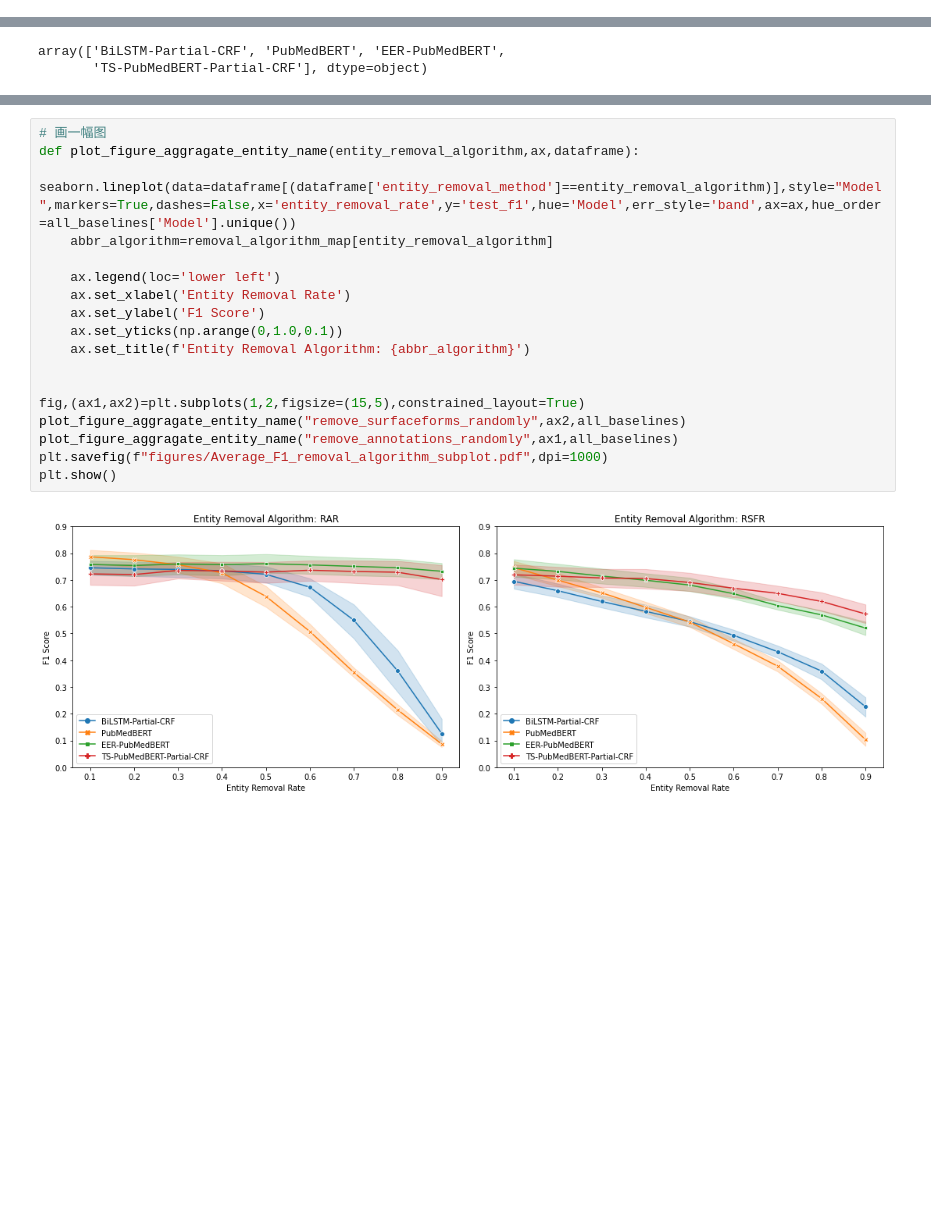
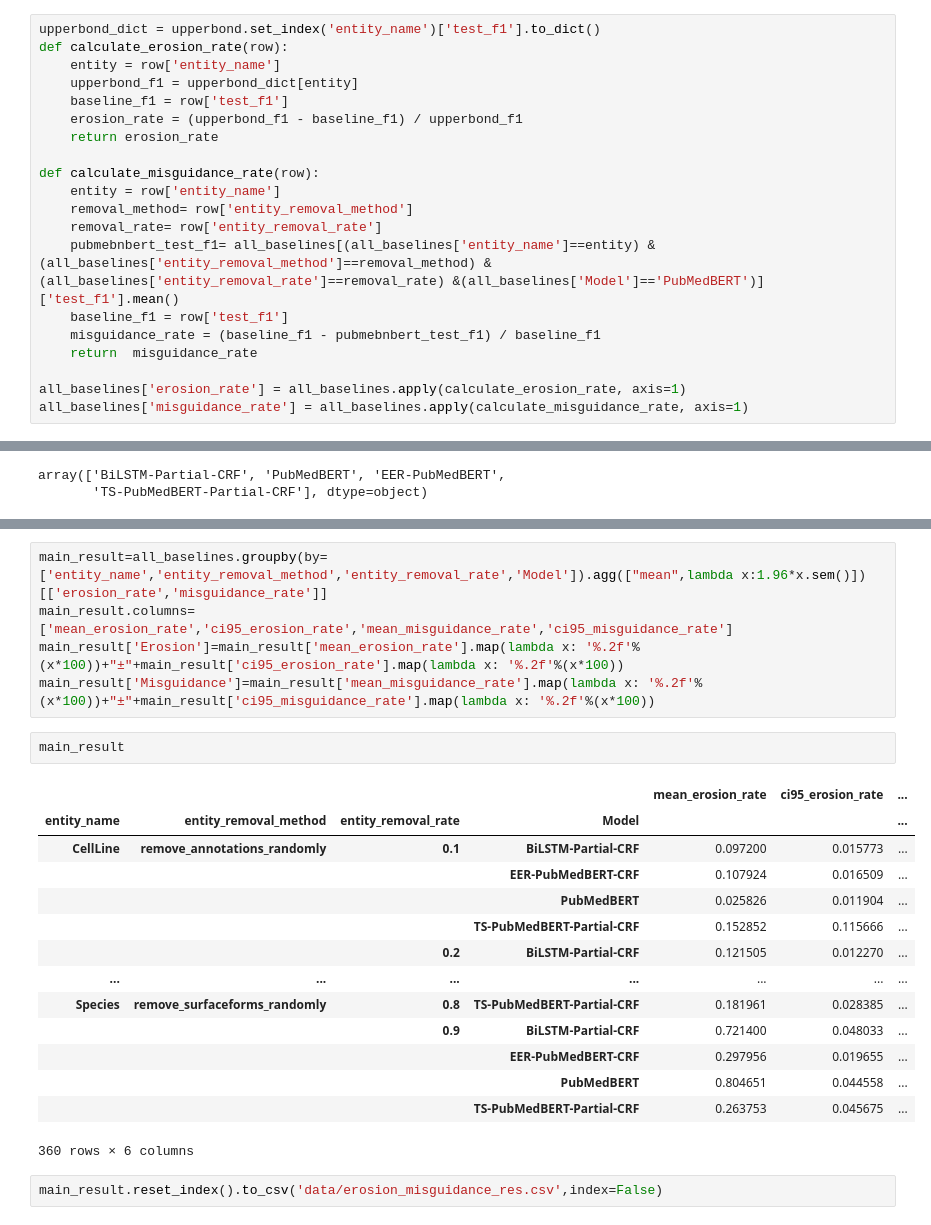
Before and after one commit to possible1402/partial_annotation_learning, a Jupyter notebook: result_plot/confidence_interval_erosion_misguidance.ipynb, the cells around one changed output, grey strips where cells are left out. Saved outputs shown, nothing was run; the diff lists cells and outputs as text; blank space fills up the shorter version.

```diff
--- a/result_plot/confidence_interval_erosion_misguidance.ipynb
+++ b/result_plot/confidence_interval_erosion_misguidance.ipynb
@@ -222,0 +75,20 @@ len(category_algorithm_combination)
+# %%
+upperbond_dict = upperbond.set_index('entity_name')['test_f1'].to_dict()
+def calculate_erosion_rate(row):
+    entity = row['entity_name']
+    upperbond_f1 = upperbond_dict[entity]
+    baseline_f1 = row['test_f1']
+    erosion_rate = (upperbond_f1 - baseline_f1) / upperbond_f1
+    return erosion_rate
+
+def calculate_misguidance_rate(row):
+    entity = row['entity_name']
+    removal_method= row['entity_removal_method']
+    removal_rate= row['entity_removal_rate']
+    pubmebnbert_test_f1= all_baselines[(all_baselines['entity_name']==entity) & (all_baselines['entity_removal_method']==removal_method) &(all_baselines['entity_removal_rate']==removal_rate) &(all_baselines['Model']=='PubMedBERT')]['test_f1'].mean()
+    baseline_f1 = row['test_f1']
+    misguidance_rate = (baseline_f1 - pubmebnbert_test_f1) / baseline_f1
+    return  misguidance_rate
+
+all_baselines['erosion_rate'] = all_baselines.apply(calculate_erosion_rate, axis=1)
+all_baselines['misguidance_rate'] = all_baselines.apply(calculate_misguidance_rate, axis=1)
@@ -380,20 +243,24 @@ current entity category is Gene, current entity removal algorithm is remove_surf
-# %%
-# 画一幅图
-def plot_figure_aggragate_entity_name(entity_removal_algorithm,ax,dataframe):
-    seaborn.lineplot(data=dataframe[(dataframe['entity_removal_method']==entity_removal_algorithm)],style="Model",markers=True,dashes=False,x='entity_removal_rate',y='test_f1',hue='Model',err_style='band',ax=ax,hue_order=all_baselines['Model'].unique())
-    abbr_algorithm=removal_algorithm_map[entity_removal_algorithm]
-
-    ax.legend(loc='lower left')
-    ax.set_xlabel('Entity Removal Rate')
-    ax.set_ylabel('F1 Score')
-    ax.set_yticks(np.arange(0,1.0,0.1))
-    ax.set_title(f'Entity Removal Algorithm: {abbr_algorithm}')
-
-
-fig,(ax1,ax2)=plt.subplots(1,2,figsize=(15,5),constrained_layout=True)
-plot_figure_aggragate_entity_name("remove_surfaceforms_randomly",ax2,all_baselines)
-plot_figure_aggragate_entity_name("remove_annotations_randomly",ax1,all_baselines)
-plt.savefig(f"figures/Average_F1_removal_algorithm_subplot.pdf",dpi=1000)
-plt.show()
-# %% [output]
-[figure, removed]
+# %%
+main_result=all_baselines.groupby(by=['entity_name','entity_removal_method','entity_removal_rate','Model']).agg(["mean",lambda x:1.96*x.sem()])[['erosion_rate','misguidance_rate']]
+main_result.columns=['mean_erosion_rate','ci95_erosion_rate','mean_misguidance_rate','ci95_misguidance_rate']
+main_result['Erosion']=main_result['mean_erosion_rate'].map(lambda x: '%.2f'%(x*100))+"±"+main_result['ci95_erosion_rate'].map(lambda x: '%.2f'%(x*100))
+main_result['Misguidance']=main_result['mean_misguidance_rate'].map(lambda x: '%.2f'%(x*100))+"±"+main_result['ci95_misguidance_rate'].map(lambda x: '%.2f'%(x*100))
+# %%
+main_result
+# %% [output]
+|  |  |  |  | mean_erosion_rate | ci95_erosion_rate | ... |
+| entity_name | entity_removal_method | entity_removal_rate | Model |  |  | ... |
+| CellLine | remove_annotations_randomly | 0.1 | BiLSTM-Partial-CRF | 0.097200 | 0.015773 | ... |
+|  |  |  | EER-PubMedBERT-CRF | 0.107924 | 0.016509 | ... |
+|  |  |  | PubMedBERT | 0.025826 | 0.011904 | ... |
+|  |  |  | TS-PubMedBERT-Partial-CRF | 0.152852 | 0.115666 | ... |
+|  |  | 0.2 | BiLSTM-Partial-CRF | 0.121505 | 0.012270 | ... |
+| ... | ... | ... | ... | ... | ... | ... |
+| Species | remove_surfaceforms_randomly | 0.8 | TS-PubMedBERT-Partial-CRF | 0.181961 | 0.028385 | ... |
+|  |  | 0.9 | BiLSTM-Partial-CRF | 0.721400 | 0.048033 | ... |
+|  |  |  | EER-PubMedBERT-CRF | 0.297956 | 0.019655 | ... |
+|  |  |  | PubMedBERT | 0.804651 | 0.044558 | ... |
+|  |  |  | TS-PubMedBERT-Partial-CRF | 0.263753 | 0.045675 | ... |
+360 rows × 6 columns
+# %%
+main_result.reset_index().to_csv('data/erosion_misguidance_res.csv',index=False)
```
Also changed, not shown: parts of 46 cells of this notebook, 6 other files.
